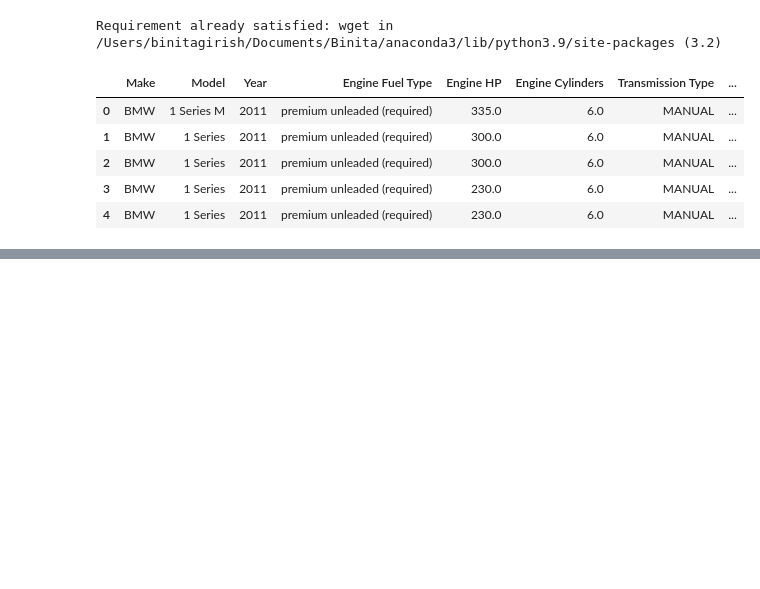
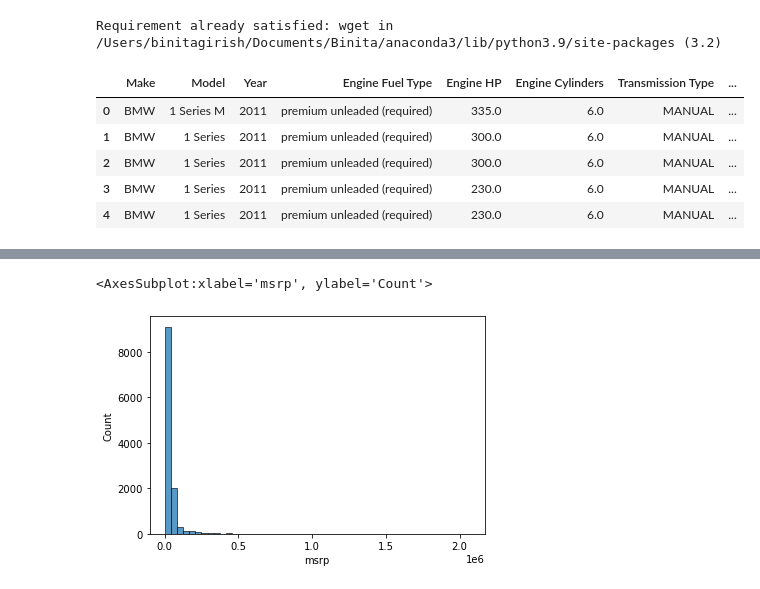
Before and after one commit to binitagiri/MLZoomcamp, a Jupyter notebook: Machine Learning for Regression/Machine Learning for Regression.ipynb, the cells around one changed output, grey strips where cells are left out. Drawn from its saved outputs; the diff is of its cells as text; code cells hidden in the pictures; blank space fills up the shorter version.

```diff
--- a/Machine Learning for Regression/Machine Learning for Regression.ipynb
+++ b/Machine Learning for Regression/Machine Learning for Regression.ipynb
@@ -18,0 +119,5 @@ df.head()
+# %%
+sns.histplot(df.msrp,bins=50)
+# %% [output]
+<AxesSubplot:xlabel='msrp', ylabel='Count'>
+[figure, added]
```
Also changed, not shown: parts of 34 cells of this notebook.
